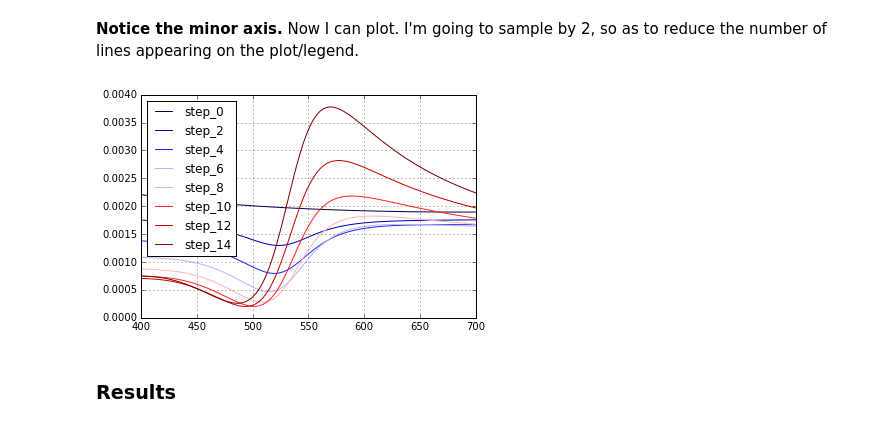
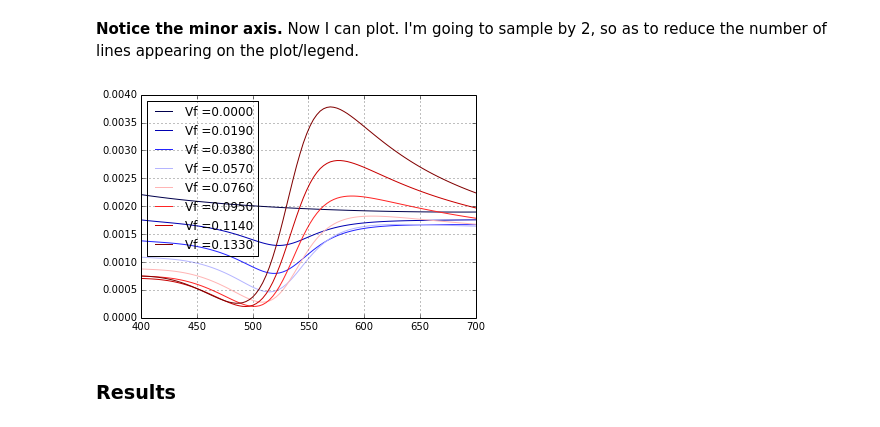
Before and after one commit to hughesadam87/PAME, a Jupyter notebook: Simulations/simtutorial.ipynb, the cells around one changed output. Cells and saved outputs as stored; diff of their text form; code cells hidden in the pictures.

```diff
--- a/Simulations/simtutorial.ipynb
+++ b/Simulations/simtutorial.ipynb
@@ -173,6 +171,6 @@ panel['R_avg'].astype(float) #drop complex component, we know it's 0 for Reflect
 # %% [markdown]
 Because we are using a `Panel`, slicing nicely returns an a [pandas dataframe](http://pandas.pydata.org/pandas-docs/dev/generated/pandas.DataFrame.html).  Thus, it's easy to plot and further analyze the data.  We can also pass references to our `input` arrays when generating the panel, so the important values display on the plot.  So if we wanted to plot the values of `selected_material.Vfrac`:
 # %%
-newpanel = s.primary_panel()#minor_axis='selected_material.Vfrac', prefix='Vf =' )
-newpanel['R_avg']
+panel = s.primary_panel(minor_axis='selected_material.Vfrac', prefix='Vf =' )
+panel['R_avg']
 # %% [output]
@@ -197,10 +195,10 @@ newpanel['R_avg']
 # %% [markdown]
 **Notice the minor axis.**  Now I can plot.  I'm going to sample by 2, so as to reduce the number of lines appearing on the plot/legend.
 # %%
-newpanel['R_avg'].iloc[::, ::2].plot(colormap='seismic')
+panel['R_avg'].iloc[::, ::2].plot(colormap='seismic')
 plt.legend.ncol=2
 # %% [output]
-[figure, old version]
+[figure, new version]
 # %% [markdown]
 ### Results
 # %% [markdown]
```
Also changed, not shown: parts of 14 cells of this notebook, 2 other files.
